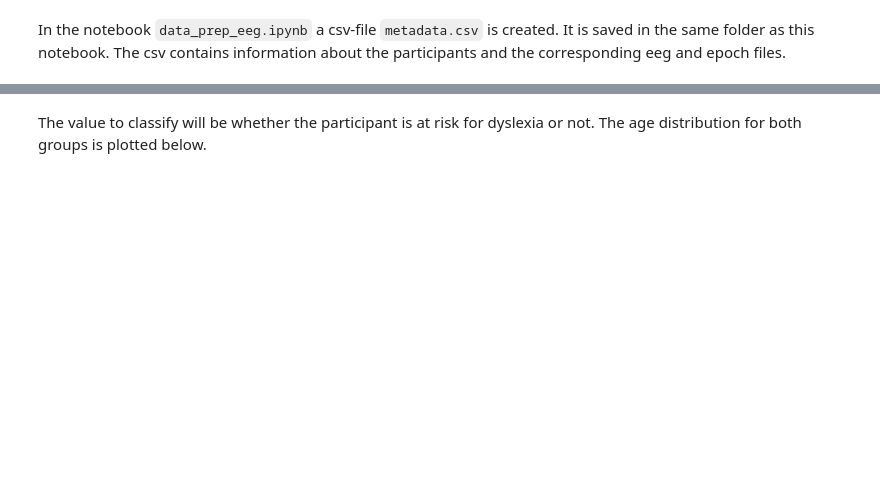
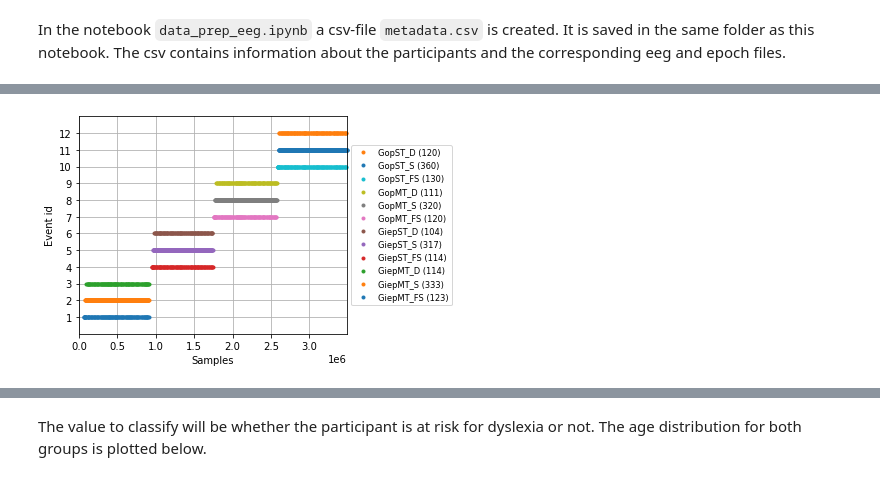
Before and after one commit to eegyolk-ai/eegyolk, a Jupyter notebook: dyslexiaprediction_nadine/data_analysis.ipynb, the cells around one changed output, grey strips where cells are left out. Drawn from its saved outputs; the diff is of its cells as text; code cells hidden in the pictures; blank space fills up the shorter version.

```diff
--- a/dyslexiaprediction_nadine/data_analysis.ipynb
+++ b/dyslexiaprediction_nadine/data_analysis.ipynb
@@ -72,0 +139,9 @@ metadata
+# %%
+path_event = os.path.join(metadata['path_eventmarkers'][index], metadata['eeg_file'][index] + '.txt')
+event_markers = np.loadtxt(path_event, dtype=int)
+event_markers_simplified = epod_helper.group_events_12(event_markers) # simplify events
+# %%
+%matplotlib inline
+fig = mne.viz.plot_events(event_markers_simplified, event_id = epod_helper.event_dictionary)
+# %% [output]
+[figure, added]
```
Also changed, not shown: parts of 38 cells of this notebook, 6 other files.
